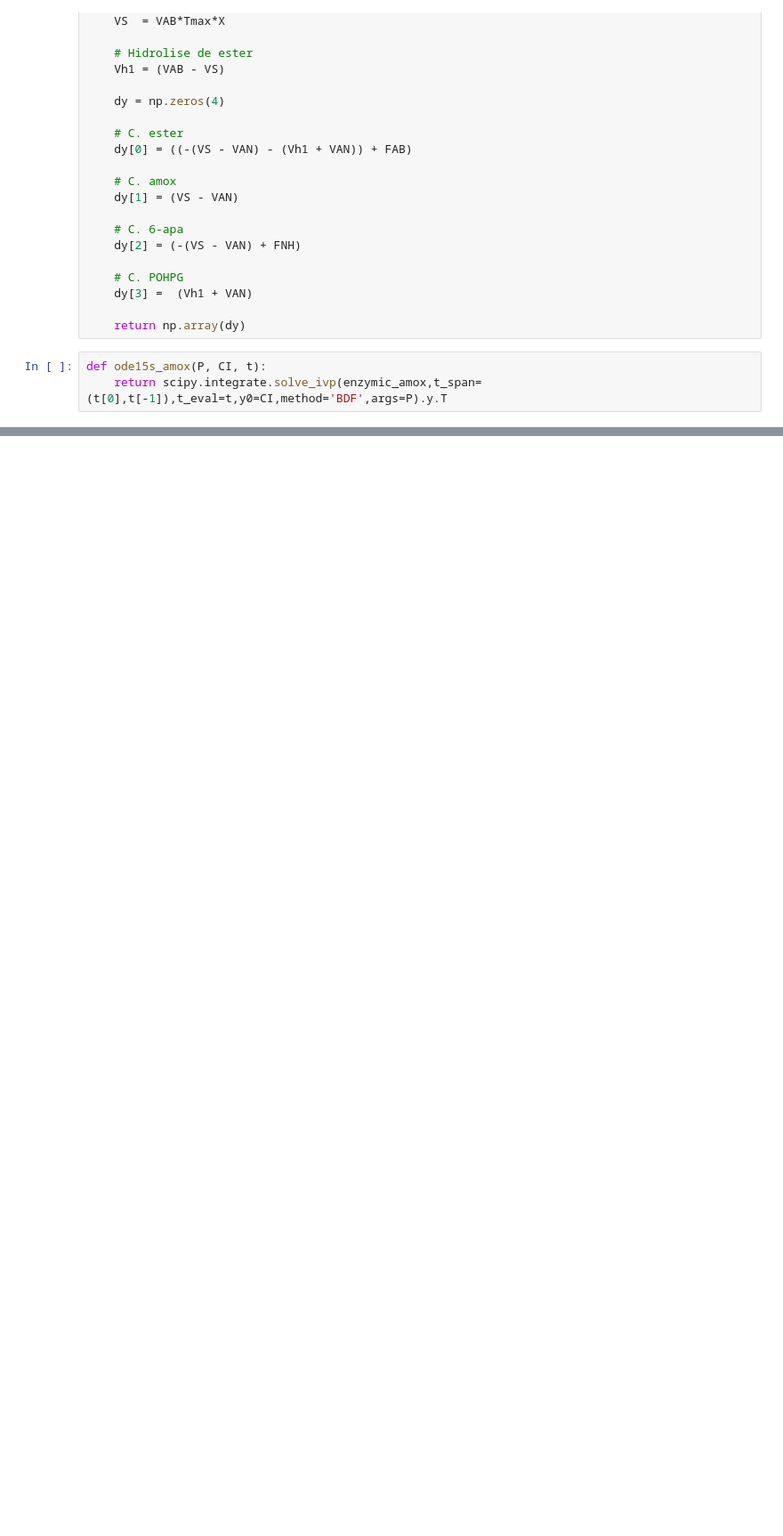
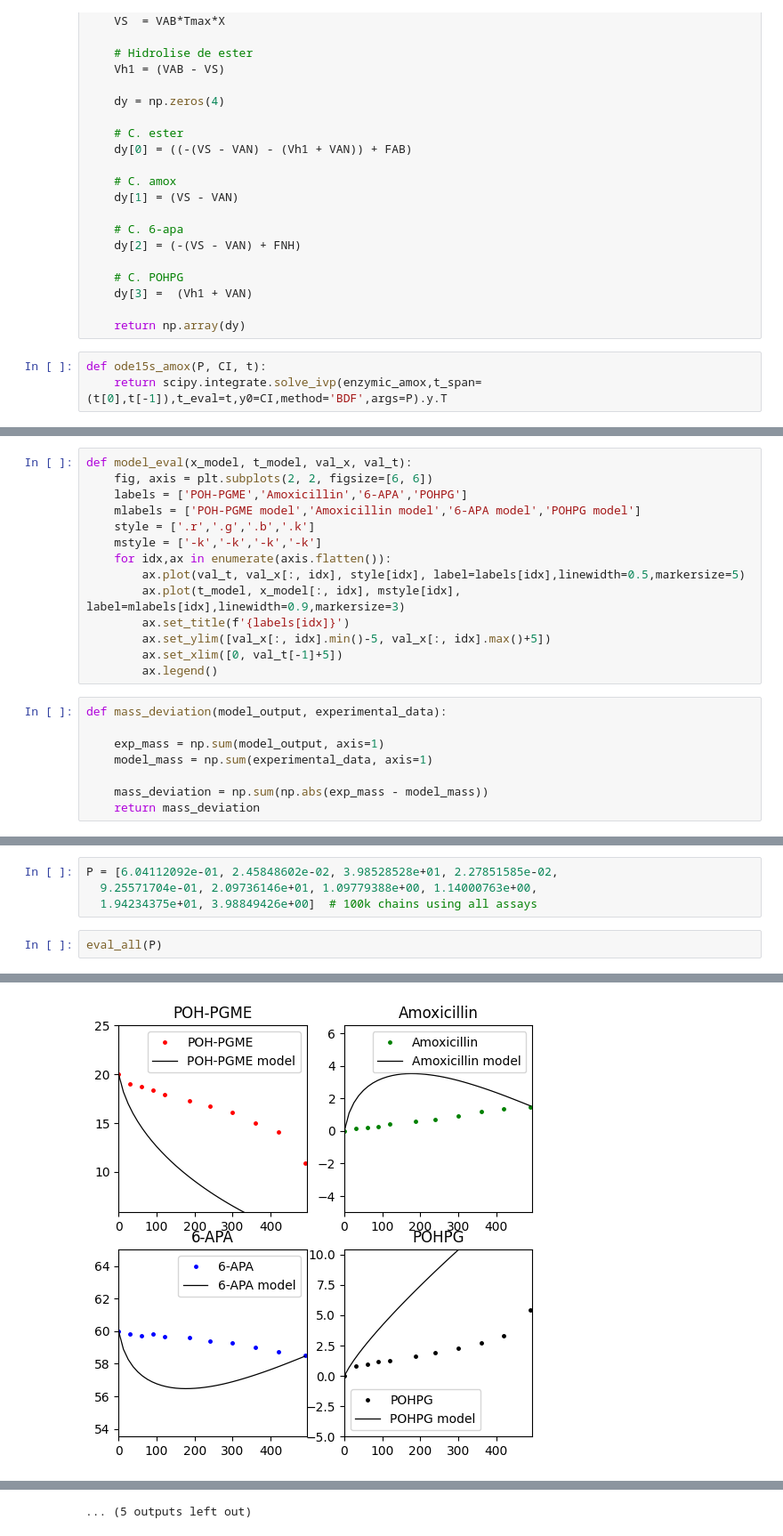
Before and after one commit to artpedro/bioreactor_optimization, a Jupyter notebook: batch_model_1/mcmc_batch_multi.ipynb, the cells around one changed output, grey strips where cells are left out. Shown at 89% size. Saved outputs shown, nothing was run; the diff lists cells and outputs as text; blank space fills up the shorter version.

```diff
--- a/batch_model_1/mcmc_batch_multi.ipynb
+++ b/batch_model_1/mcmc_batch_multi.ipynb
@@ -439,0 +450,22 @@ array([[ 0.33915686,  0.48942752, 26.83524022, ...,  6.32213622,
+# %%
+def model_eval(x_model, t_model, val_x, val_t):
+    fig, axis = plt.subplots(2, 2, figsize=[6, 6])
+    labels = ['POH-PGME','Amoxicillin','6-APA','POHPG']
+    mlabels = ['POH-PGME model','Amoxicillin model','6-APA model','POHPG model']
+    style = ['.r','.g','.b','.k']
+    mstyle = ['-k','-k','-k','-k']
+    for idx,ax in enumerate(axis.flatten()):
+        ax.plot(val_t, val_x[:, idx], style[idx], label=labels[idx],linewidth=0.5,markersize=5)
+        ax.plot(t_model, x_model[:, idx], mstyle[idx], label=mlabels[idx],linewidth=0.9,markersize=3)
+        ax.set_title(f'{labels[idx]}')
+        ax.set_ylim([val_x[:, idx].min()-5, val_x[:, idx].max()+5])
+        ax.set_xlim([0, val_t[-1]+5])
+        ax.legend()
+# %%
+def mass_deviation(model_output, experimental_data):
+
+    exp_mass = np.sum(model_output, axis=1)
+    model_mass = np.sum(experimental_data, axis=1)
+
+    mass_deviation = np.sum(np.abs(exp_mass - model_mass))
+    return mass_deviation
@@ -439,0 +516,7 @@ array([[ 0.33915686,  0.48942752, 26.83524022, ...,  6.32213622,
+# %%
+P = [6.04112092e-01, 2.45848602e-02, 3.98528528e+01, 2.27851585e-02,
+  9.25571704e-01, 2.09736146e+01, 1.09779388e+00, 1.14000763e+00,
+  1.94234375e+01, 3.98849426e+00]  # 100k chains using all assays
+# %%
+eval_all(P)
+# %% [output]
@@ -439,0 +539 @@ array([[ 0.33915686,  0.48942752, 26.83524022, ...,  6.32213622,
+[figure, added]
@@ -439,0 +550 @@ array([[ 0.33915686,  0.48942752, 26.83524022, ...,  6.32213622,
+... (5 outputs left out)
```
Also changed, not shown: parts of 6 cells of this notebook, 32 other files.
